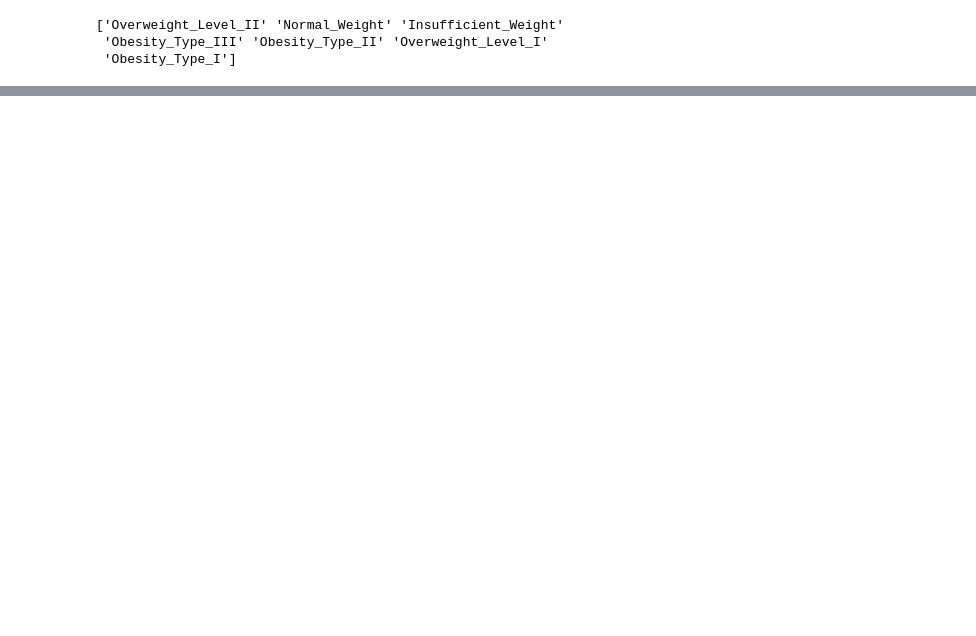
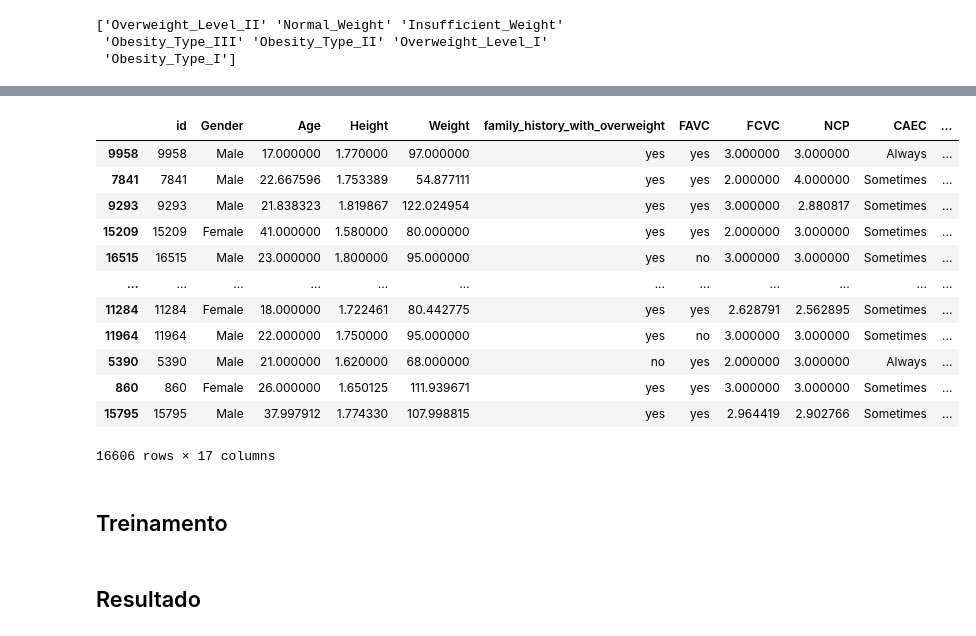
Before and after one commit to renanrms/datamining-t1, a Jupyter notebook: src/solution.ipynb, the cells around one changed output, grey strips where cells are left out. Saved outputs shown, nothing was run; the diff lists cells and outputs as text; code cells hidden in the pictures; blank space fills up the shorter version.

```diff
--- a/src/solution.ipynb
+++ b/src/solution.ipynb
@@ -123,12 +146,4 @@ print(train.NObeyesdad.unique())
  'Obesity_Type_III' 'Obesity_Type_II' 'Overweight_Level_I'
  'Obesity_Type_I']
 # %%
-NObeyesdad_order = {
-    'Insufficient_Weight': 0,
-    'Normal_Weight': 1,
-    'Overweight_Level_I': 2,
-    'Overweight_Level_II': 3,
-    'Obesity_Type_I': 4,
-    'Obesity_Type_II': 5,
-    'Obesity_Type_III': 6
-}
+target_order = ['Insufficient_Weight', 'Normal_Weight', 'Overweight_Level_I', 'Overweight_Level_II', 'Obesity_Type_I', 'Obesity_Type_II', 'Obesity_Type_III']
@@ -134,0 +232,20 @@ NObeyesdad_order = {
+# %%
+X_train
+# %% [output]
+|  | id | Gender | Age | Height | Weight | family_history_with_overweight | FAVC | FCVC | NCP | CAEC | ... |
+| 9958 | 9958 | Male | 17.000000 | 1.770000 | 97.000000 | yes | yes | 3.000000 | 3.000000 | Always | ... |
+| 7841 | 7841 | Male | 22.667596 | 1.753389 | 54.877111 | yes | yes | 2.000000 | 4.000000 | Sometimes | ... |
+| 9293 | 9293 | Male | 21.838323 | 1.819867 | 122.024954 | yes | yes | 3.000000 | 2.880817 | Sometimes | ... |
+| 15209 | 15209 | Female | 41.000000 | 1.580000 | 80.000000 | yes | yes | 2.000000 | 3.000000 | Sometimes | ... |
+| 16515 | 16515 | Male | 23.000000 | 1.800000 | 95.000000 | yes | no | 3.000000 | 3.000000 | Sometimes | ... |
+| ... | ... | ... | ... | ... | ... | ... | ... | ... | ... | ... | ... |
+| 11284 | 11284 | Female | 18.000000 | 1.722461 | 80.442775 | yes | yes | 2.628791 | 2.562895 | Sometimes | ... |
+| 11964 | 11964 | Male | 22.000000 | 1.750000 | 95.000000 | yes | no | 3.000000 | 3.000000 | Sometimes | ... |
+| 5390 | 5390 | Male | 21.000000 | 1.620000 | 68.000000 | no | yes | 2.000000 | 3.000000 | Always | ... |
+| 860 | 860 | Female | 26.000000 | 1.650125 | 111.939671 | yes | yes | 3.000000 | 3.000000 | Sometimes | ... |
+| 15795 | 15795 | Male | 37.997912 | 1.774330 | 107.998815 | yes | yes | 2.964419 | 2.902766 | Sometimes | ... |
+16606 rows × 17 columns
+# %% [markdown]
+## Treinamento
+# %% [markdown]
+## Resultado
```
Also changed, not shown: parts of 12 cells of this notebook, 3 other files.
